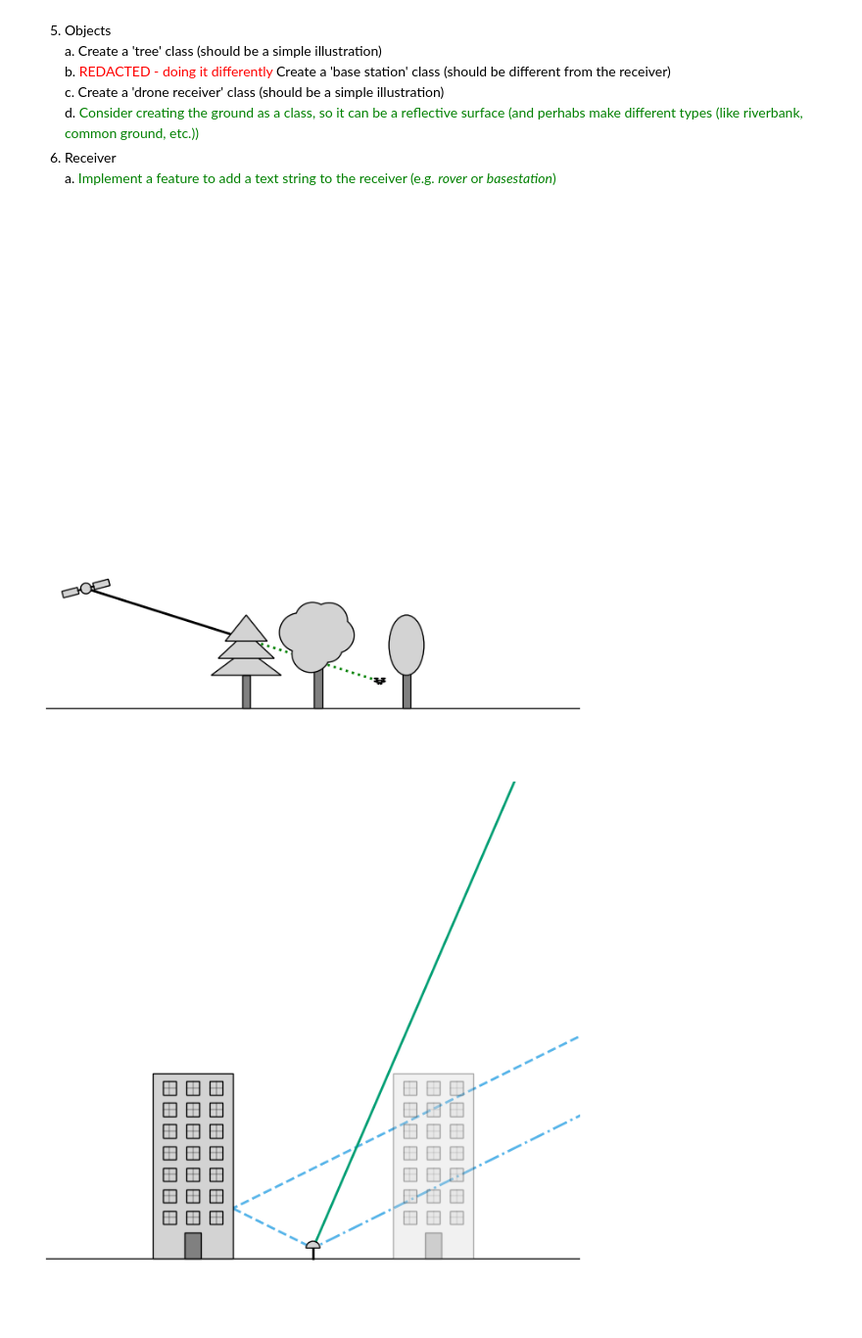
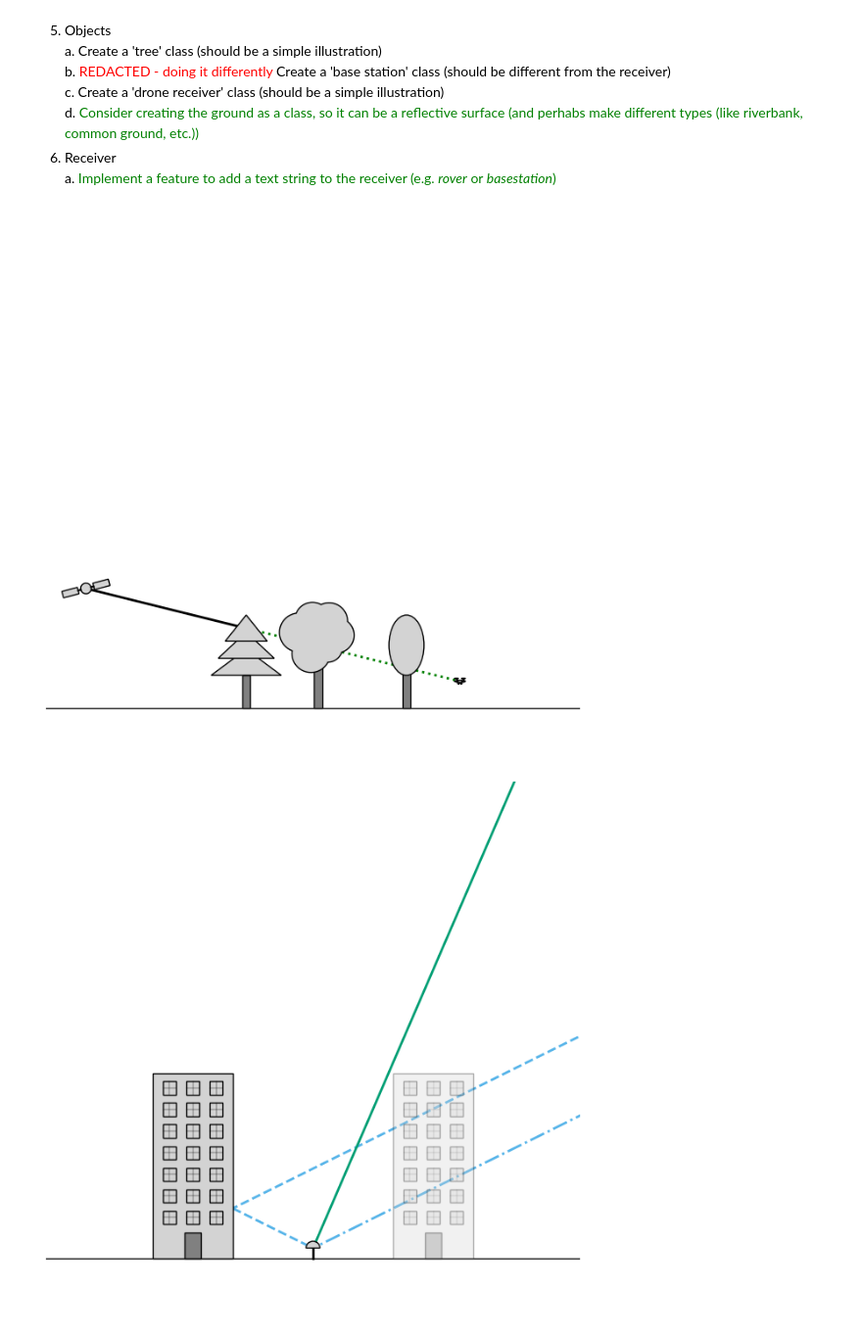
Before and after one commit to R0hero/gsi, a Jupyter notebook: example_scripts.ipynb, the cells around one changed output. Shown at 98% size. Drawn from its saved outputs; the diff is of its cells as text; code cells hidden in the pictures.

Commit message:
feat: add illustration with poplar tree with attenuation of signal

```diff
--- a/example_scripts.ipynb
+++ b/example_scripts.ipynb
@@ -33,36 +33,36 @@ from gsi import Receiver, Satellite, Blob, Ground, Building, Drone, Tree
 ground = Ground(height=5)
 
 deciduous_tree = Tree(position=(2, ground.height), height=40, treetype='Deciduous')
 conifer_tree = Tree(position=(-25, ground.height), height=35, treetype='Conifer')
 poplar_tree = Tree(position=(35, ground.height), height=35, treetype='Poplar')
 
 satellite = Satellite(position=(-85,50), rotation=15)
 
-drone = Drone(position=(25,15))
+drone = Drone(position=(55,15))
 
 fixed_x_limits = (-100, 100)
 
 fig, ax = plt.subplots(figsize=(8,8))
 
 ground.plot(ax)
 satellite.plot(ax, scale=2)
 
 drone.plot(ax)
 
 deciduous_tree.plot(ax)
 conifer_tree.plot(ax)
 poplar_tree.plot(ax)
 
-satellite.draw_signal(ax, drone, conifer_tree, deciduous_tree, linewidth=2, attenuated_linestyle=':', attenuated_color='green')
+satellite.draw_signal(ax, drone, conifer_tree, deciduous_tree, poplar_tree, linewidth=2, attenuated_linestyle=':', attenuated_color='green')
 
 # static settings
 ax.set_xlim(fixed_x_limits)
 ax.set_ylim([-10, fixed_x_limits[1]-fixed_x_limits[0]-10])
 
 ax.axis('off')
 plt.tick_params(left = False, right = False, labelleft = False, labelbottom = False, bottom = False)
 # %% [output]
-[figure, old version]
+[figure, new version]
 # %%
 ground = Ground()
 
```
